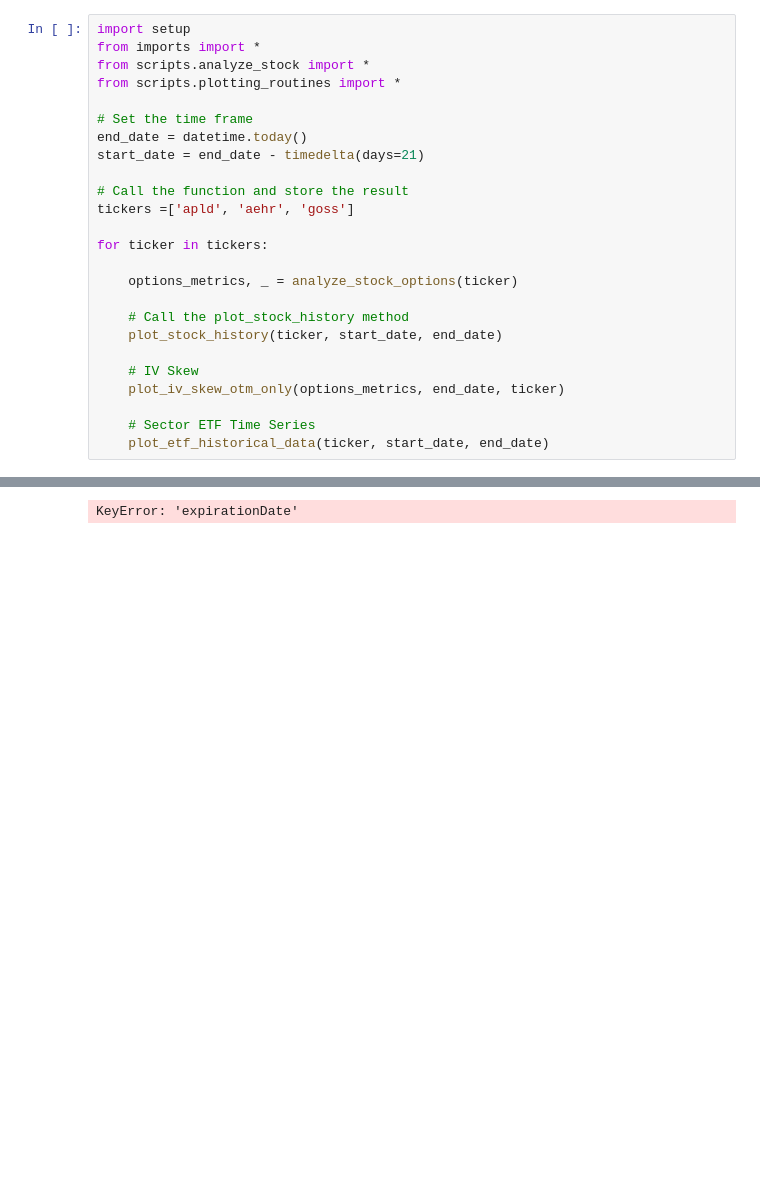
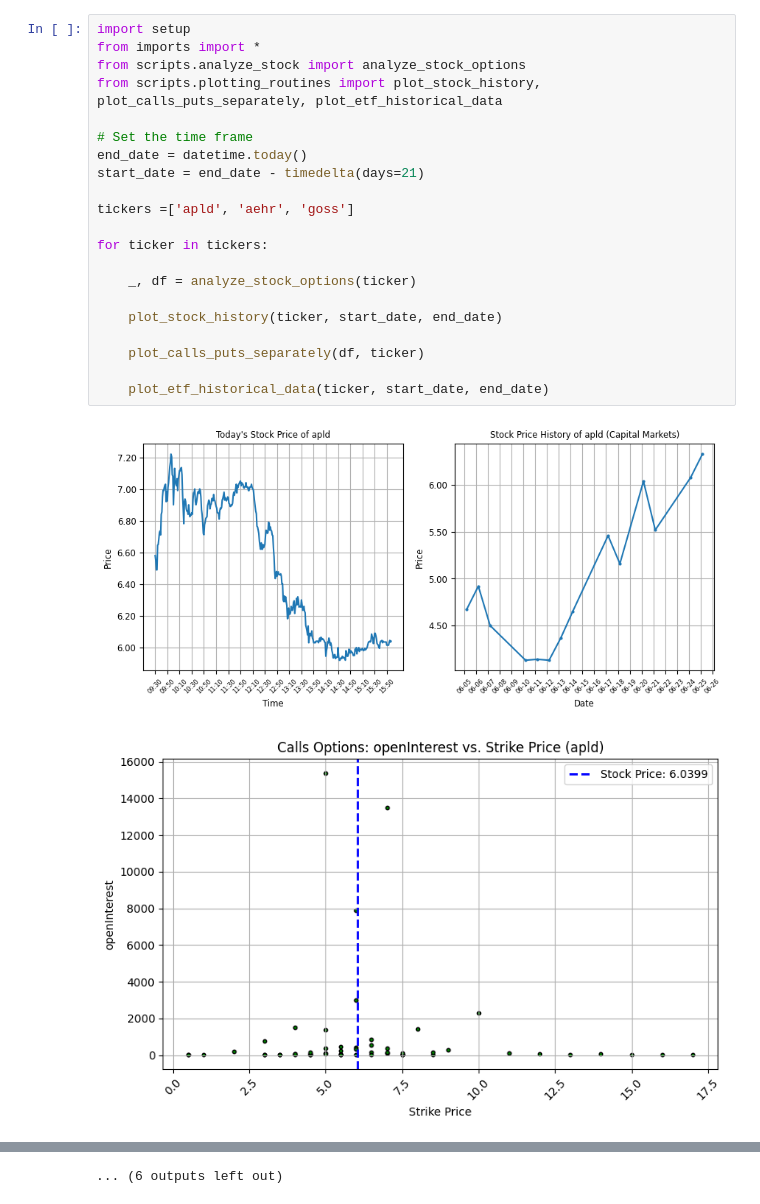
Before and after one commit to SaumikDana/Stock_Selector, a Jupyter notebook: notebooks/specific_stock_analysis.ipynb, the cells around one changed output, grey strips where cells are left out. Drawn from its saved outputs; the diff is of its cells as text; blank space fills up the shorter version.

```diff
--- a/notebooks/specific_stock_analysis.ipynb
+++ b/notebooks/specific_stock_analysis.ipynb
@@ -1,26 +1,24 @@
 # %%
 import setup
 from imports import *
-from scripts.analyze_stock import *
-from scripts.plotting_routines import *
+from scripts.analyze_stock import analyze_stock_options
+from scripts.plotting_routines import plot_stock_history, plot_calls_puts_separately, plot_etf_historical_data
 
 # Set the time frame
 end_date = datetime.today()
 start_date = end_date - timedelta(days=21)
 
-# Call the function and store the result
 tickers =['apld', 'aehr', 'goss']
 
 for ticker in tickers:
 
-    options_metrics, _ = analyze_stock_options(ticker)
+    _, df = analyze_stock_options(ticker)
 
-    # Call the plot_stock_history method
     plot_stock_history(ticker, start_date, end_date)
 
-    # IV Skew
-    plot_iv_skew_otm_only(options_metrics, end_date, ticker)
+    plot_calls_puts_separately(df, ticker)
 
-    # Sector ETF Time Series
     plot_etf_historical_data(ticker, start_date, end_date)
 # %% [output]
+[figure, added]
+[figure, added]
@@ -27 +35 @@ for ticker in tickers:
-KeyError: 'expirationDate'
+... (6 outputs left out)
```
Also changed, not shown: parts of 1 cell of this notebook, 2 other files.
